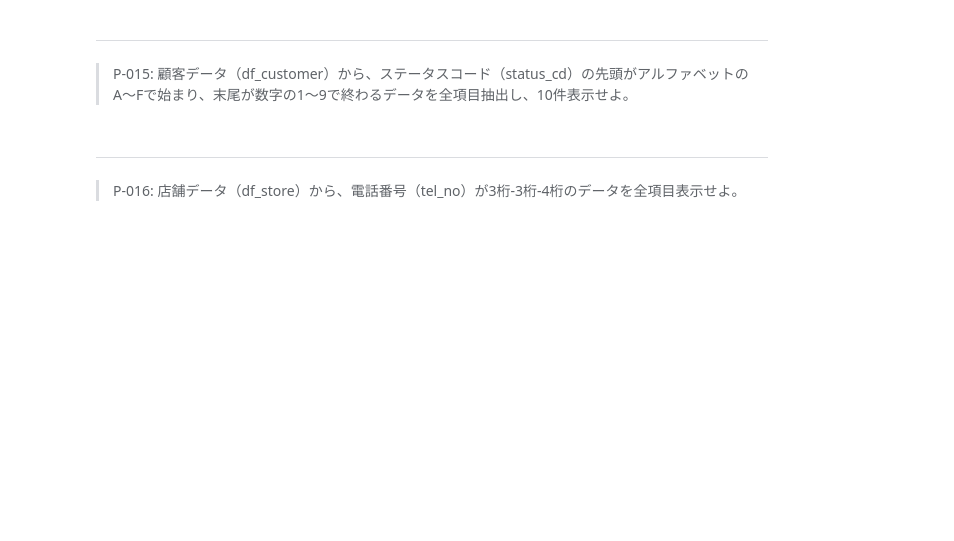
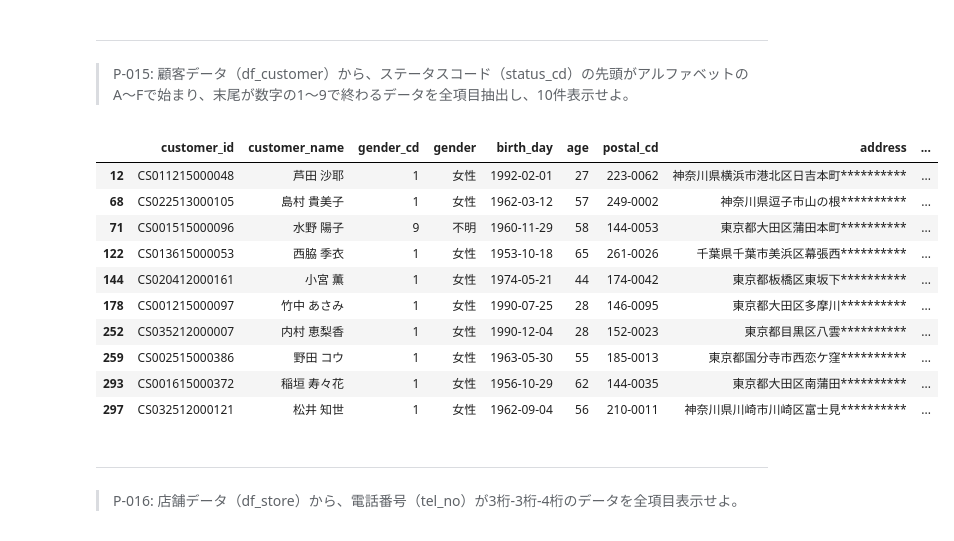
Before and after one commit to libra20/100knocks2, a Jupyter notebook: docker/work/preprocess_knock_Python.ipynb, the cells around one changed output. Cells and saved outputs as stored; diff of their text form; code cells hidden in the pictures; blank space fills up the shorter version.

```diff
--- a/docker/work/preprocess_knock_Python.ipynb
+++ b/docker/work/preprocess_knock_Python.ipynb
@@ -312,6 +326,20 @@ df_customer.query('status_cd.str.contains(r"^[A-Z]")').head(10)
 # %% [markdown]
 ---
 > P-015: 顧客データ（df_customer）から、ステータスコード（status_cd）の先頭がアルファベットのA〜Fで始まり、末尾が数字の1〜9で終わるデータを全項目抽出し、10件表示せよ。
+# %%
+df_customer.query("status_cd.str.contains('^[A-Z].*[1-9]$')").head(10)
+# %% [output]
+|  | customer_id | customer_name | gender_cd | gender | birth_day | age | postal_cd | address | ... |
+| 12 | CS011215000048 | 芦田 沙耶 | 1 | 女性 | 1992-02-01 | 27 | 223-0062 | 神奈川県横浜市港北区日吉本町********** | ... |
+| 68 | CS022513000105 | 島村 貴美子 | 1 | 女性 | 1962-03-12 | 57 | 249-0002 | 神奈川県逗子市山の根********** | ... |
+| 71 | CS001515000096 | 水野 陽子 | 9 | 不明 | 1960-11-29 | 58 | 144-0053 | 東京都大田区蒲田本町********** | ... |
+| 122 | CS013615000053 | 西脇 季衣 | 1 | 女性 | 1953-10-18 | 65 | 261-0026 | 千葉県千葉市美浜区幕張西********** | ... |
+| 144 | CS020412000161 | 小宮 薫 | 1 | 女性 | 1974-05-21 | 44 | 174-0042 | 東京都板橋区東坂下********** | ... |
+| 178 | CS001215000097 | 竹中 あさみ | 1 | 女性 | 1990-07-25 | 28 | 146-0095 | 東京都大田区多摩川********** | ... |
+| 252 | CS035212000007 | 内村 恵梨香 | 1 | 女性 | 1990-12-04 | 28 | 152-0023 | 東京都目黒区八雲********** | ... |
+| 259 | CS002515000386 | 野田 コウ | 1 | 女性 | 1963-05-30 | 55 | 185-0013 | 東京都国分寺市西恋ケ窪********** | ... |
+| 293 | CS001615000372 | 稲垣 寿々花 | 1 | 女性 | 1956-10-29 | 62 | 144-0035 | 東京都大田区南蒲田********** | ... |
+| 297 | CS032512000121 | 松井 知世 | 1 | 女性 | 1962-09-04 | 56 | 210-0011 | 神奈川県川崎市川崎区富士見********** | ... |
 # %% [markdown]
 ---
 > P-016: 店舗データ（df_store）から、電話番号（tel_no）が3桁-3桁-4桁のデータを全項目表示せよ。
```
Also changed, not shown: parts of 2 cells of this notebook.
